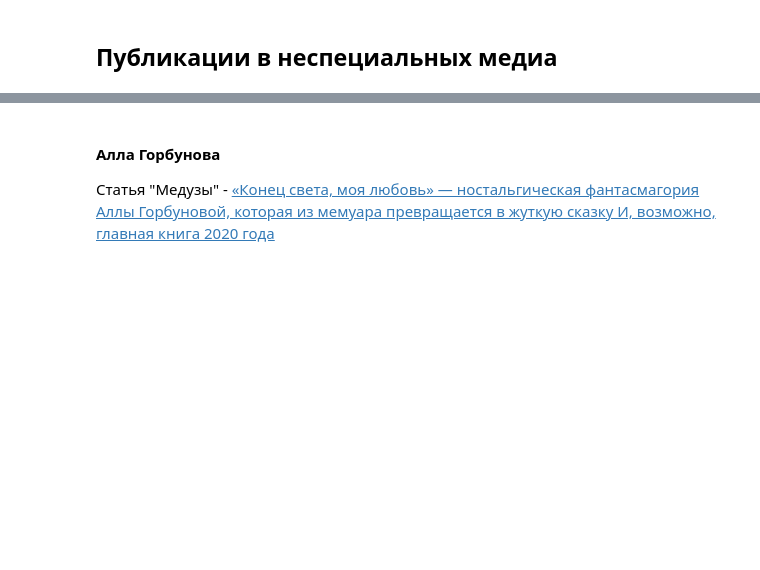
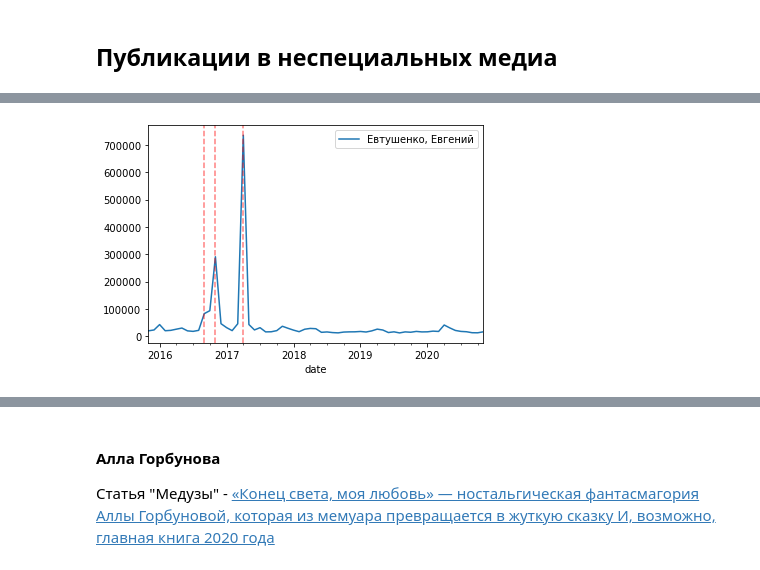
Before and after one commit to agbragin/russian-poetry-wikipedia-stats, a Jupyter notebook: 05-analysis.ipynb, the cells around one changed output, grey strips where cells are left out. Saved outputs shown, nothing was run; the diff lists cells and outputs as text; code cells hidden in the pictures; blank space fills up the shorter version.

```diff
--- a/05-analysis.ipynb
+++ b/05-analysis.ipynb
@@ -535,0 +544,4 @@ plot_visits('Миронов, Александр', '17.09.2020')
+# %%
+plot_visits('Евтушенко, Евгений', '03.09.2016', '01.11.2016', '01.04.2017')
+# %% [output]
+[figure, added]
```
Also changed, not shown: parts of 3 cells of this notebook.
